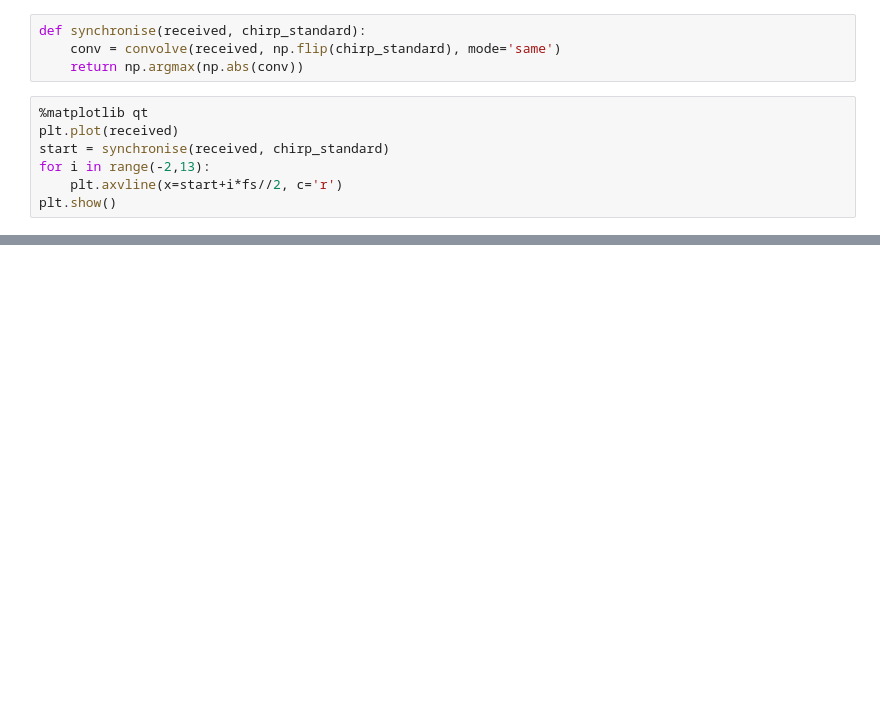
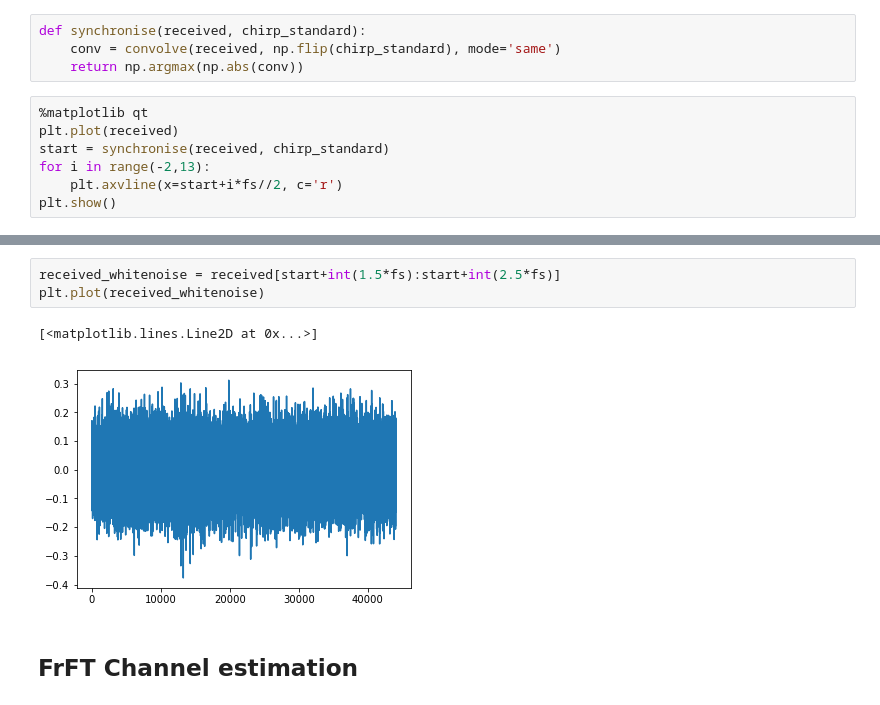
Before and after one commit to barkermrl/AudioModem, a Jupyter notebook: Estimation/OFDM.ipynb, the cells around one changed output, grey strips where cells are left out. Cells and saved outputs as stored; diff of their text form; blank space fills up the shorter version.

```diff
--- a/Estimation/OFDM.ipynb
+++ b/Estimation/OFDM.ipynb
@@ -87,0 +84,8 @@ np.argmax(conv)/fs
+# %%
+received_whitenoise = received[start+int(1.5*fs):start+int(2.5*fs)]
+plt.plot(received_whitenoise)
+# %% [output]
+[<matplotlib.lines.Line2D at 0x...>]
+[figure, added]
+# %% [markdown]
+## FrFT Channel estimation
```
Also changed, not shown: parts of 29 cells of this notebook, 14 other files.
